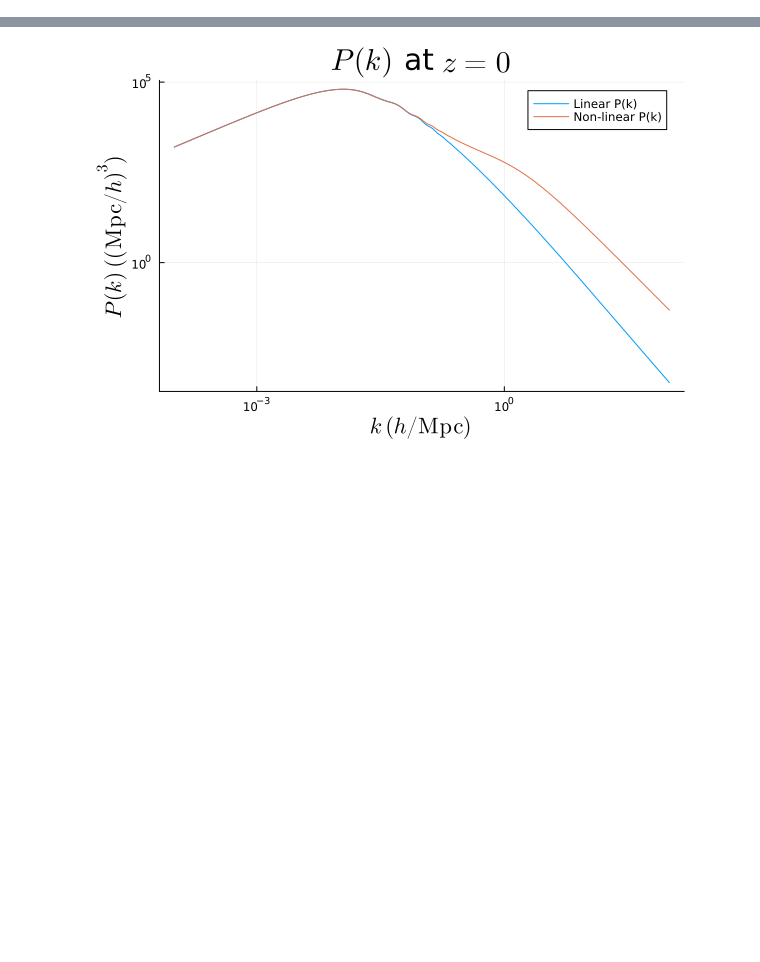
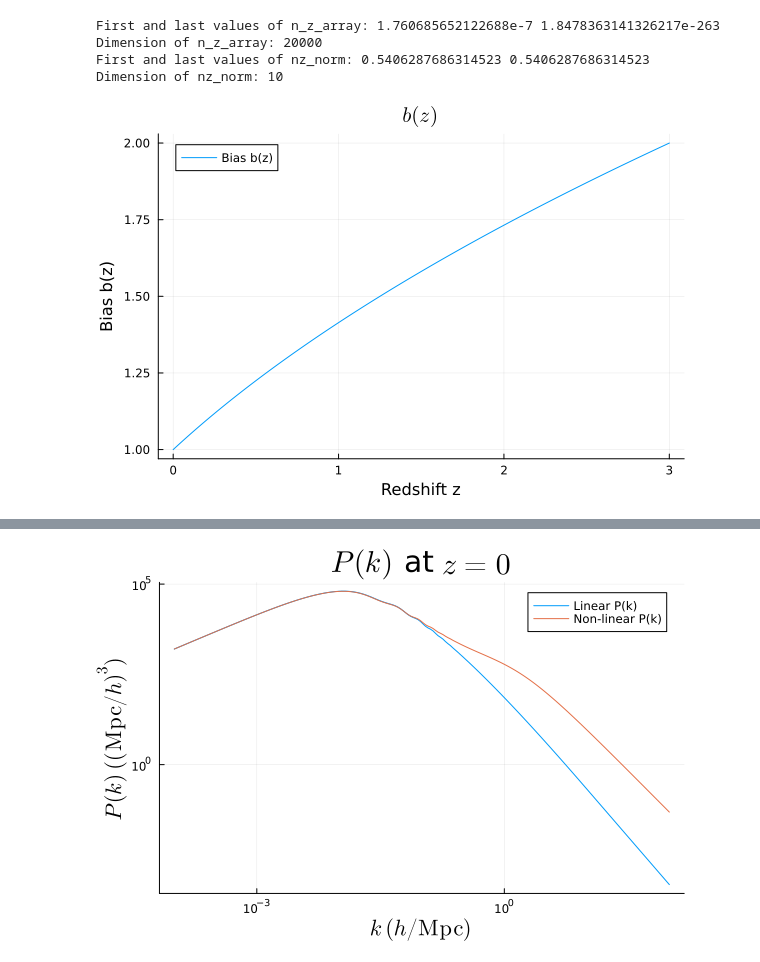
Before and after one commit to anvi-git/3D_Angular_Power_Spectrum, a Jupyter notebook: notebooks/new_beyond_BLAST.ipynb, the cells around one changed output, grey strips where cells are left out. Cells and saved outputs as stored; diff of their text form; code cells hidden in the pictures; blank space fills up the shorter version.

```diff
--- a/notebooks/new_beyond_BLAST.ipynb
+++ b/notebooks/new_beyond_BLAST.ipynb
@@ -61,0 +80,31 @@ Dict{String, Array{Float64}} with 4 entries:
+# %%
+# A_tot = integrate(z_array, dNdz, Trapezoidal()) # total area under the n(z) curve
+# n_z_array = dNdz ./ A_tot # normalize n(z)
+#### REDSHIFT DISTRIBUTION
+dNdz = vec(n5k_bins["dNdz_cl"])# array of n(z) values corresponding to the redshifts in z_array
+println("dNdz is a vector or dimension: ", size(dNdz))
+#### REDSHIFT ARRAY
+z_array = LinRange(0.0, 3.0, length(dNdz)) # array of redshifts to evaluate n(z) on
+#### COMOVING DISTANCES ARRAY
+chi_array = χ_of_z.(z_array) # array of comoving distances corresponding to z_array
+println("z_array is a vector or dimension: ", size(z_array))
+#### NORMALIZATION OF n(z) FOR EACH BIN
+n_bins = 10 # if galaxy clustering, otherwise n_bins = 5 for shear-shear and n_bins = 10 for galaxy-shear
+nz_norm = zeros(n_bins) # array to hold the normalized n(z) for each bin
+for b in 1:n_bins
+  nz_func = DataInterpolations.AkimaInterpolation(dNdz, z_array, extrapolation=ExtrapolationType.Linear)
+  nz_norm[b], _ = quadgk(x->nz_func(x), first(z_array), last(z_array))
+end
+println("nz_norm is a vector or dimension: ", size(nz_norm))
+println("Normalized n(z) for each bin: ")
+for b in 1:n_bins
+  println("Bin $b: $(nz_norm[b])")
+end
+println("Not Normalized n(z) for each bin: ")
+for b in 1:n_bins
+  println("Bin $b: $(dNdz[b])")
+end
+println("n_z_array is a vector or dimension: ", size(n_z_array))
+
+# plot(z_array, n_z_array, label="N5K dN/dz", xlabel="Redshift z", ylabel="dN/dz", title="Normalized Redshift Distribution")
+# plot!(z_array, dNdz, label="N5K dN/dz (unnormalized)", xlabel="Redshift z", ylabel="dN/dz", title=L"$n(z)$ (Normalized vs Unnormalized)")
@@ -62 +129,18 @@ Dict{String, Array{Float64}} with 4 entries:
+# %%
+println("First and last values of n_z_array: ", first(n_z_array), " ", last(n_z_array))
+println("Dimension of n_z_array: ", size(n_z_array)[1])
+println("First and last values of nz_norm: ", first(nz_norm), " ", last(nz_norm))
+println("Dimension of nz_norm: ", size(nz_norm)[1])
+# %% [output]
+First and last values of n_z_array: 1.760685652122688e-7 1.8478363141326217e-263
+Dimension of n_z_array: 20000
+First and last values of nz_norm: 0.5406287686314523 0.5406287686314523
+Dimension of nz_norm: 10
+# %%
+# compute the bias. the equation is b(z) = b_0 * sqrt(1+z). we set b_0 = 1.0.!
+b_0 = 1.0
+b_z_array = b_0 .* sqrt.(1 .+ z_array) # bias as a function of redshift
+plot(z_array, b_z_array, label="Bias b(z)", xlabel="Redshift z", ylabel="Bias b(z)", title=L"$b(z)$")
+# %% [output]
+[figure, added]
 # %%
```
Also changed, not shown: parts of 30 cells of this notebook, 1 other file.
